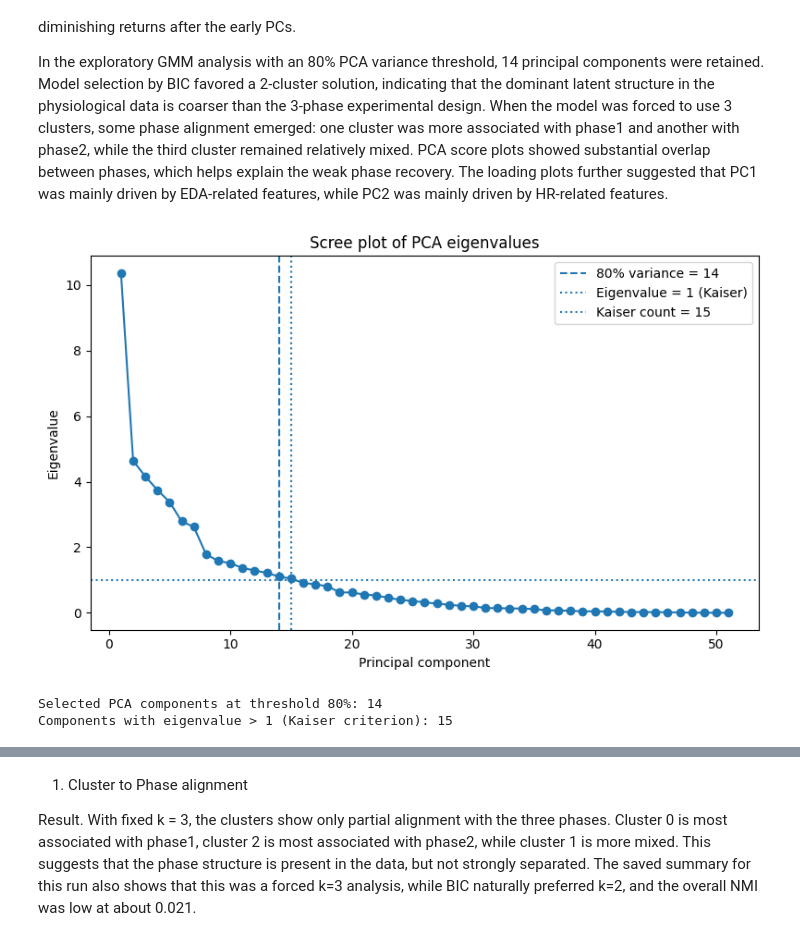
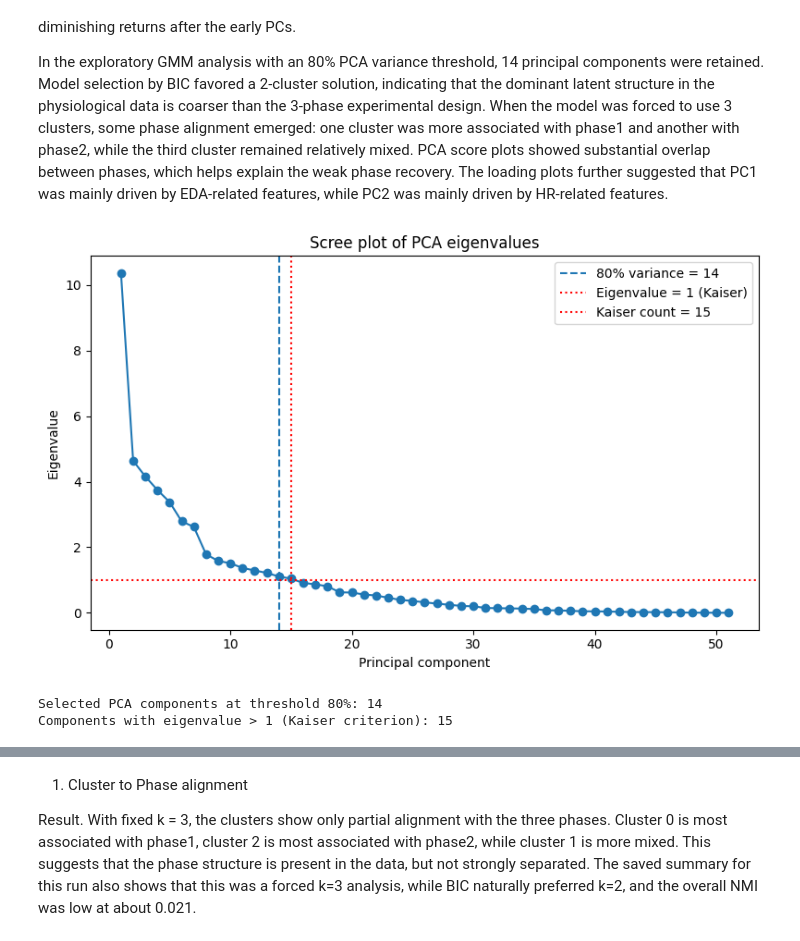
Before and after one commit to MathiasDamsgaard/02582_CDA_Case2, a Jupyter notebook: notebooks/PCA_exploration.ipynb, the cells around one changed output, grey strips where cells are left out. Cells and saved outputs as stored; diff of their text form; code cells hidden in the pictures.

```diff
--- a/notebooks/PCA_exploration.ipynb
+++ b/notebooks/PCA_exploration.ipynb
@@ -41,8 +41,8 @@ PosixPath('/Users/jiji/Documents/02582_Computational_Data_Analysis/case_II/02582
 # %%
 from pathlib import Path
 
-DATA_PATH = REPO_ROOT.parent / "data" / "HR_data_2.csv"
-OUTPUT_DIR = REPO_ROOT / "outputs_jawhara_exploratory_gmm"
+DATA_PATH = REPO_ROOT / "HR_data_2" / "HR_data_2.csv"
+OUTPUT_DIR = REPO_ROOT / "outputs" / "outputs_PCA"
 
 OUTPUT_DIR.mkdir(parents=True, exist_ok=True)
 (OUTPUT_DIR / "figures").mkdir(parents=True, exist_ok=True)
@@ -472,34 +472,36 @@ plt.axvline(
     n_components_selected,
     linestyle="--",
     label=f"80% variance = {n_components_selected}"
 )
 
 # Kaiser criterion line
 plt.axhline(
     1.0,
     linestyle=":",
+    color = "red",
     label="Eigenvalue = 1 (Kaiser)"
 )
 
 # optional vertical line for number of eigenvalues > 1
 plt.axvline(
     kaiser_k,
     linestyle=":",
+    color="red",
     label=f"Kaiser count = {kaiser_k}"
 )
 
 plt.xlabel("Principal component")
 plt.ylabel("Eigenvalue")
 plt.title("Scree plot of PCA eigenvalues")
 plt.legend()
 plt.tight_layout()
 plt.savefig(figures_dir / "pca_scree_plot.png", dpi=200)
 plt.show()
 
 print(f"Selected PCA components at threshold {config.pca_variance_threshold:.0%}: {n_components_selected}")
 print(f"Components with eigenvalue > 1 (Kaiser criterion): {kaiser_k}")
 # %% [output]
-[figure, old version]
+[figure, new version]
 Selected PCA components at threshold 80%: 14
 Components with eigenvalue > 1 (Kaiser criterion): 15
 # %% [markdown]
```
Also changed, not shown: parts of 5 cells of this notebook, 34 other files.
